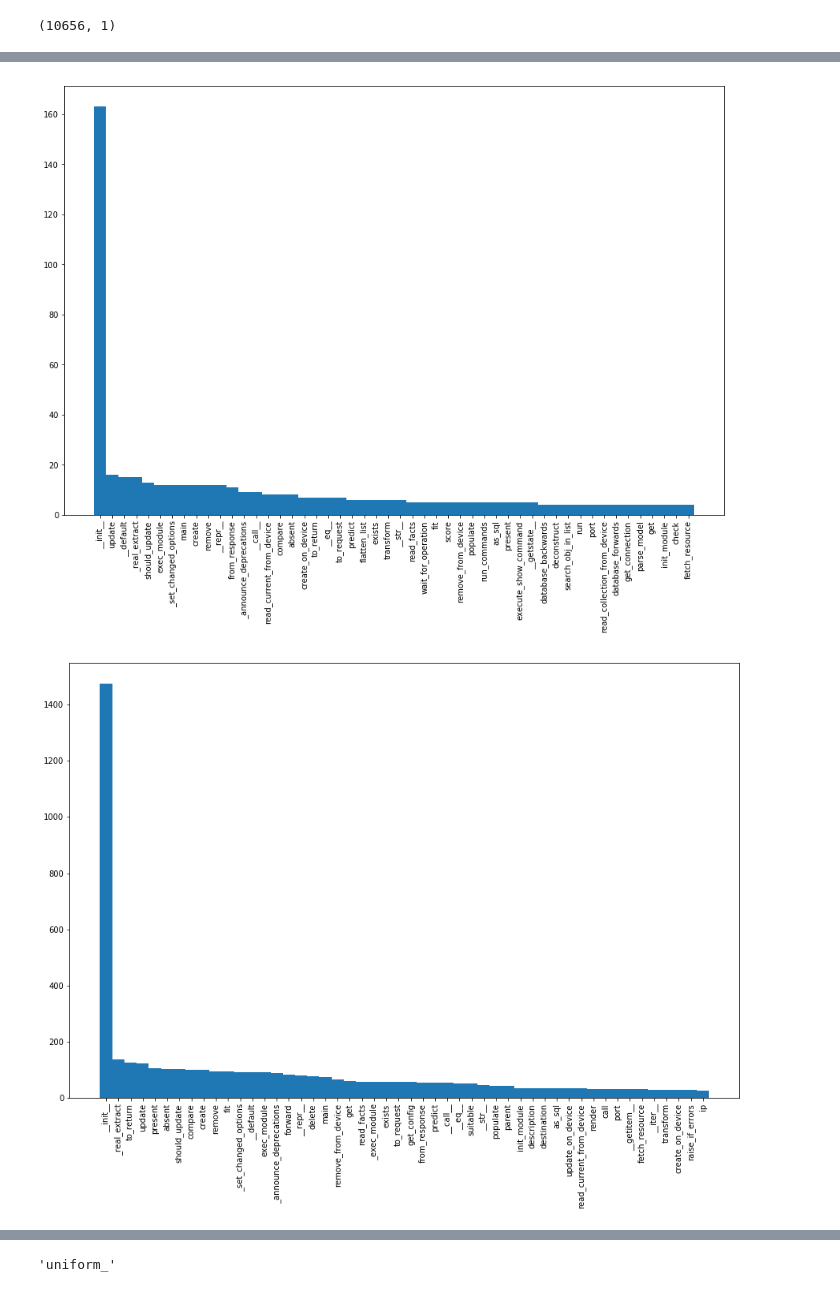
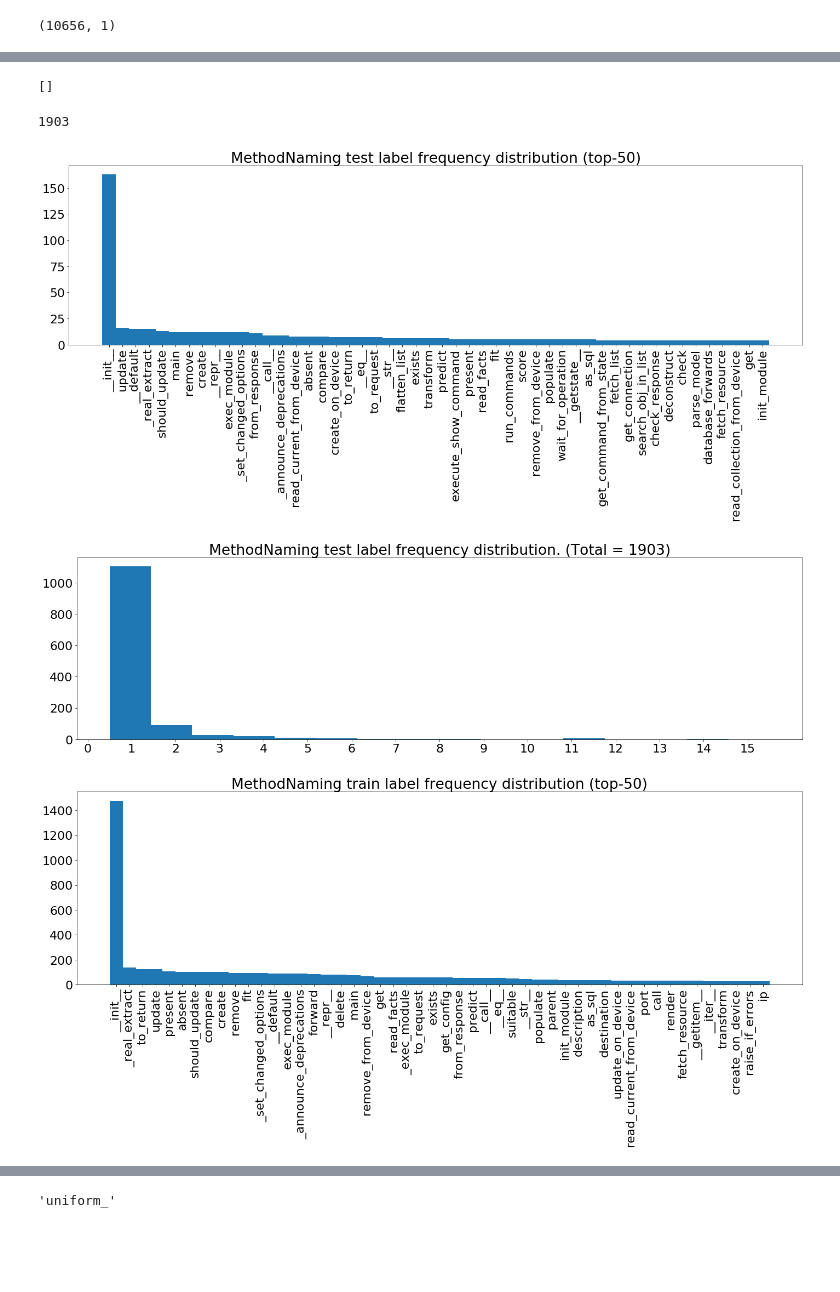
Before and after one commit to dtsbourg/BiFocalE, a Jupyter notebook: notebook/Inspect Predictions - Method Naming.ipynb, the cells around one changed output, grey strips where cells are left out. Drawn from its saved outputs; the diff is of its cells as text; code cells hidden in the pictures; blank space fills up the shorter version.

```diff
--- a/notebook/Inspect Predictions - Method Naming.ipynb
+++ b/notebook/Inspect Predictions - Method Naming.ipynb
@@ -13,5 +15,5 @@ path = '../large-corpus/'
 # %%
-results_df = pd.read_csv(path+'cls_output-methodname/test_results.tsv', header=None, sep='\t')
+results_df = pd.read_csv(path+'cls_output-methodname-lg/test_results.tsv', header=None, sep='\t')
 results_df.head(10)
 # %% [output]
 |  | 0 | 1 | 2 | 3 | 4 | 5 | 6 | 7 | 8 | 9 | ... | ... |
@@ -85,6 +87,8 @@ probs
  Name: 999, dtype: float64, ...]
 # %%
-fs = ['keras', 'pytorch', 'sklearn', 'ansible', 'requests', 'django', 'youtube-dl', 'bert', 'httpie', 'flask']
+fs = ['keras', 'sklearn', 'pytorch', 'ansible', 'requests', 'django', 'httpie', 'youtube-dl', 'flask', 'bert']
+#fs = ['keras', 'sklearn', 'pytorch']
+#fs = ['keras', 'sklearn']
 #fs = ['sparse']
 # %%
 #label_dfs = [pd.read_csv(path+f+'_fname2_split_magret_label_val.txt', header=None) for f in fs]
@@ -93,5 +97,5 @@ label_dfs = [pd.read_csv(path+f+'_methodname_split_magret_label_val.txt', header
 labels= []; labels_str =[]
 for label_df in label_dfs:
     for idx, row in label_df.iterrows():
-        labels.append(vocab_label_df.index[vocab_label_df[0]==str(row[0])][0])
+        #labels.append(vocab_label_df.index[vocab_label_df[0]==str(row[0])][0])
         labels_str.append(row[0])
@@ -118,15 +102,42 @@ labels_str
+# %%
+labels
+# %% [output]
+[]
+# %%
+len(labels_str)
+# %% [output]
+1903
+# %%
+import matplotlib.pyplot as plt
+plt.rcParams.update({'font.size': 22})
 # %%
 c = Counter(labels_str)
+n = 50
 
-plt.figure(figsize=(15,10))
-labels, values = zip(*c.most_common(50))
+plt.figure(figsize=(20,10))
+labels, values = zip(*c.most_common(n))
 
 indexes = np.arange(len(labels))
 width = 1
 
+plt.title("MethodNaming test label frequency distribution (top-{})".format(n))
 plt.bar(indexes, values, width)
 plt.xticks(indexes, labels, rotation=90)
+plt.tight_layout()
+plt.savefig("methodname-lg-freq-top50-test.pdf")
 plt.show()
 # %% [output]
-[figure, old version]
+[figure, new version]
+# %%
+labels, values = zip(*c.most_common())
+
+plt.figure(figsize=(20,6))
+plt.title("MethodNaming test label frequency distribution. (Total = {})".format(len(labels_str)))
+plt.hist(values[1:],bins=16);
+width = 1
+plt.xticks([i + width * 0.5 for i in range(16)], [str(i) for i in range(16)]);
+plt.tight_layout()
+plt.savefig("methodname-test-lg-freq.pdf")
+# %% [output]
+[figure, added]
 # %%
@@ -138,15 +150,19 @@ for l_df in l_dfs:
         labels_train_str.append(row[0])
 # %%
 c = Counter(labels_train_str)
+n = 50
 
-plt.figure(figsize=(15,10))
-labels, values = zip(*c.most_common(50))
+plt.figure(figsize=(20,10))
+labels, values = zip(*c.most_common(n))
 
 indexes = np.arange(len(labels))
 width = 1
 
+plt.title("MethodNaming train label frequency distribution (top-{})".format(n))
 plt.bar(indexes, values, width)
 plt.xticks(indexes, labels, rotation=90)
+plt.tight_layout()
+plt.savefig("methodname-lg-freq-top50-train.pdf")
 plt.show()
 # %% [output]
-[figure, old version]
+[figure, new version]
```
Also changed, not shown: parts of 33 cells of this notebook, 4 other files.
